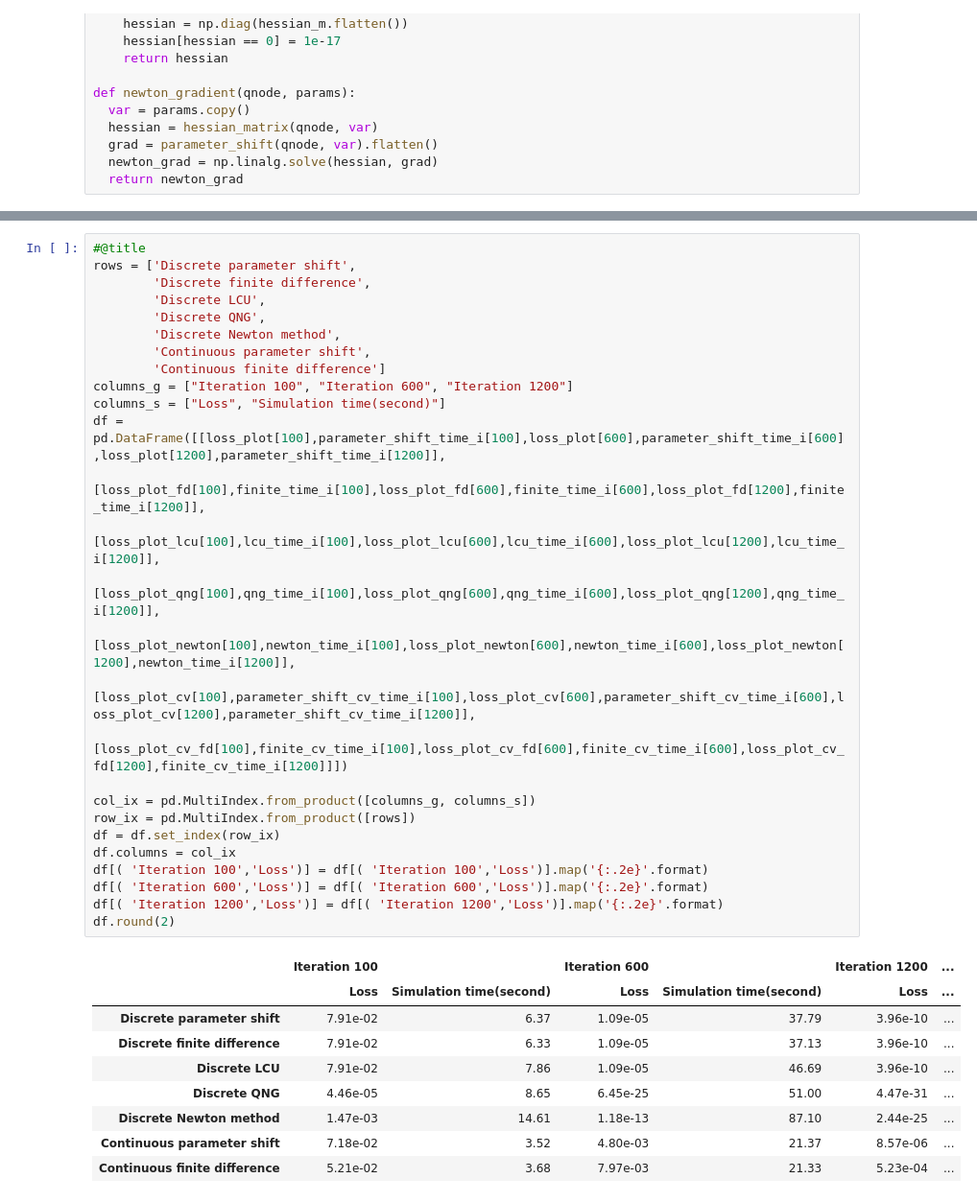
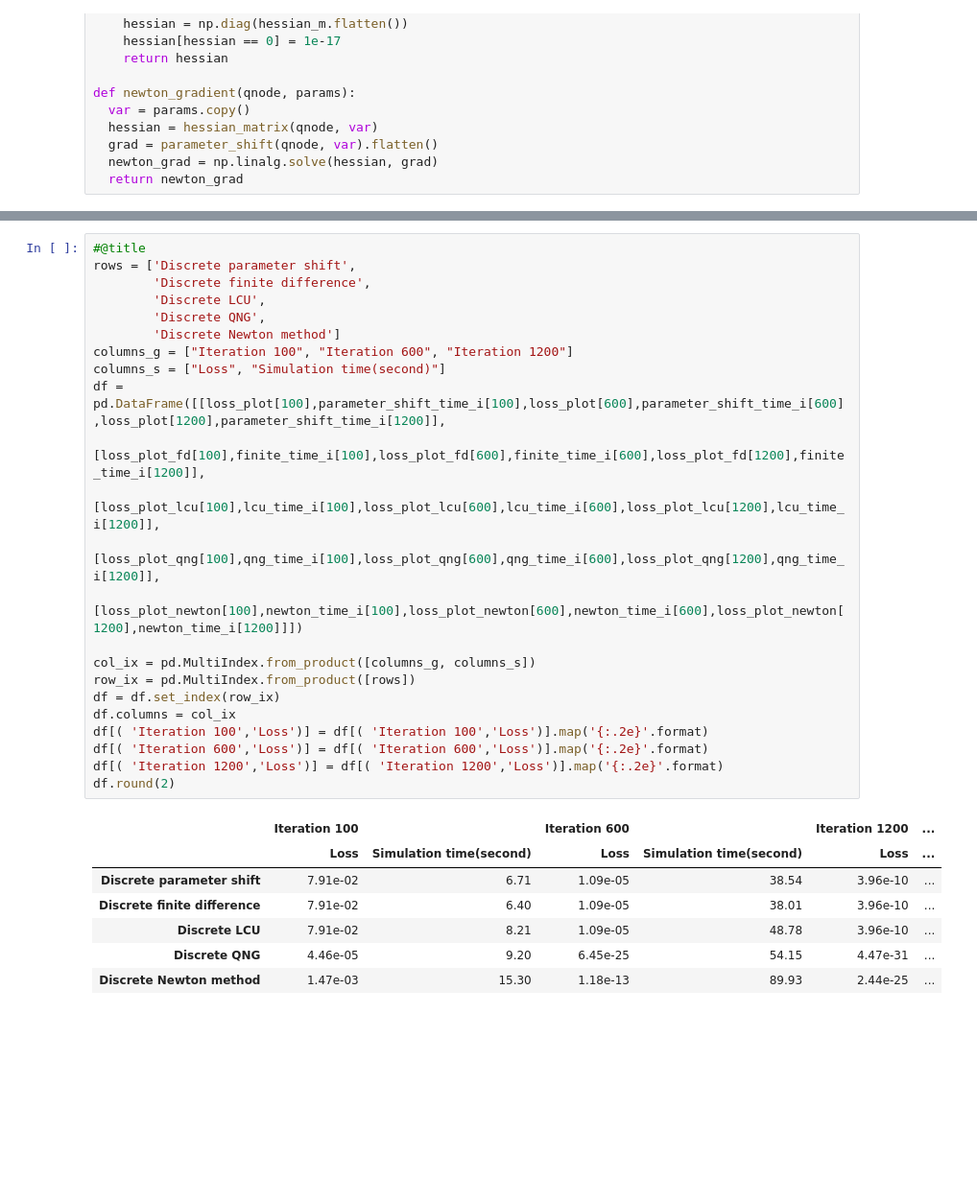
Before and after one commit to BankNatchapol/Comparison-of-Quantum-Gradient, a Jupyter notebook: discrete_vs_continuous/gradient_comparison.ipynb, the cells around one changed output, grey strips where cells are left out. Shown at 96% size. Saved outputs shown, nothing was run; the diff lists cells and outputs as text; blank space fills up the shorter version.

```diff
--- a/discrete_vs_continuous/gradient_comparison.ipynb
+++ b/discrete_vs_continuous/gradient_comparison.ipynb
@@ -1133,37 +1151,31 @@ fig.show()
 # %%
 #@title
 rows = ['Discrete parameter shift',
         'Discrete finite difference',
         'Discrete LCU',
         'Discrete QNG',
-        'Discrete Newton method',
-        'Continuous parameter shift',
-        'Continuous finite difference']
+        'Discrete Newton method']
 columns_g = ["Iteration 100", "Iteration 600", "Iteration 1200"]
 columns_s = ["Loss", "Simulation time(second)"]
 df = pd.DataFrame([[loss_plot[100],parameter_shift_time_i[100],loss_plot[600],parameter_shift_time_i[600],loss_plot[1200],parameter_shift_time_i[1200]],
                    [loss_plot_fd[100],finite_time_i[100],loss_plot_fd[600],finite_time_i[600],loss_plot_fd[1200],finite_time_i[1200]],
                    [loss_plot_lcu[100],lcu_time_i[100],loss_plot_lcu[600],lcu_time_i[600],loss_plot_lcu[1200],lcu_time_i[1200]],
                    [loss_plot_qng[100],qng_time_i[100],loss_plot_qng[600],qng_time_i[600],loss_plot_qng[1200],qng_time_i[1200]],
-                   [loss_plot_newton[100],newton_time_i[100],loss_plot_newton[600],newton_time_i[600],loss_plot_newton[1200],newton_time_i[1200]],
-                   [loss_plot_cv[100],parameter_shift_cv_time_i[100],loss_plot_cv[600],parameter_shift_cv_time_i[600],loss_plot_cv[1200],parameter_shift_cv_time_i[1200]],
-                   [loss_plot_cv_fd[100],finite_cv_time_i[100],loss_plot_cv_fd[600],finite_cv_time_i[600],loss_plot_cv_fd[1200],finite_cv_time_i[1200]]])
+                   [loss_plot_newton[100],newton_time_i[100],loss_plot_newton[600],newton_time_i[600],loss_plot_newton[1200],newton_time_i[1200]]])
 
 col_ix = pd.MultiIndex.from_product([columns_g, columns_s])
 row_ix = pd.MultiIndex.from_product([rows])
 df = df.set_index(row_ix)
 df.columns = col_ix
 df[( 'Iteration 100','Loss')] = df[( 'Iteration 100','Loss')].map('{:.2e}'.format)
 df[( 'Iteration 600','Loss')] = df[( 'Iteration 600','Loss')].map('{:.2e}'.format)
 df[( 'Iteration 1200','Loss')] = df[( 'Iteration 1200','Loss')].map('{:.2e}'.format)
 df.round(2)
 # %% [output]
 |  | Iteration 100 |  | Iteration 600 |  | Iteration 1200 | ... |
 |  | Loss | Simulation time(second) | Loss | Simulation time(second) | Loss | ... |
-| Discrete parameter shift | 7.91e-02 | 6.37 | 1.09e-05 | 37.79 | 3.96e-10 | ... |
-| Discrete finite difference | 7.91e-02 | 6.33 | 1.09e-05 | 37.13 | 3.96e-10 | ... |
-| Discrete LCU | 7.91e-02 | 7.86 | 1.09e-05 | 46.69 | 3.96e-10 | ... |
-| Discrete QNG | 4.46e-05 | 8.65 | 6.45e-25 | 51.00 | 4.47e-31 | ... |
-| Discrete Newton method | 1.47e-03 | 14.61 | 1.18e-13 | 87.10 | 2.44e-25 | ... |
-| Continuous parameter shift | 7.18e-02 | 3.52 | 4.80e-03 | 21.37 | 8.57e-06 | ... |
-| Continuous finite difference | 5.21e-02 | 3.68 | 7.97e-03 | 21.33 | 5.23e-04 | ... |
+| Discrete parameter shift | 7.91e-02 | 6.71 | 1.09e-05 | 38.54 | 3.96e-10 | ... |
+| Discrete finite difference | 7.91e-02 | 6.40 | 1.09e-05 | 38.01 | 3.96e-10 | ... |
+| Discrete LCU | 7.91e-02 | 8.21 | 1.09e-05 | 48.78 | 3.96e-10 | ... |
+| Discrete QNG | 4.46e-05 | 9.20 | 6.45e-25 | 54.15 | 4.47e-31 | ... |
+| Discrete Newton method | 1.47e-03 | 15.30 | 1.18e-13 | 89.93 | 2.44e-25 | ... |
```
Also changed, not shown: parts of 11 cells of this notebook.
